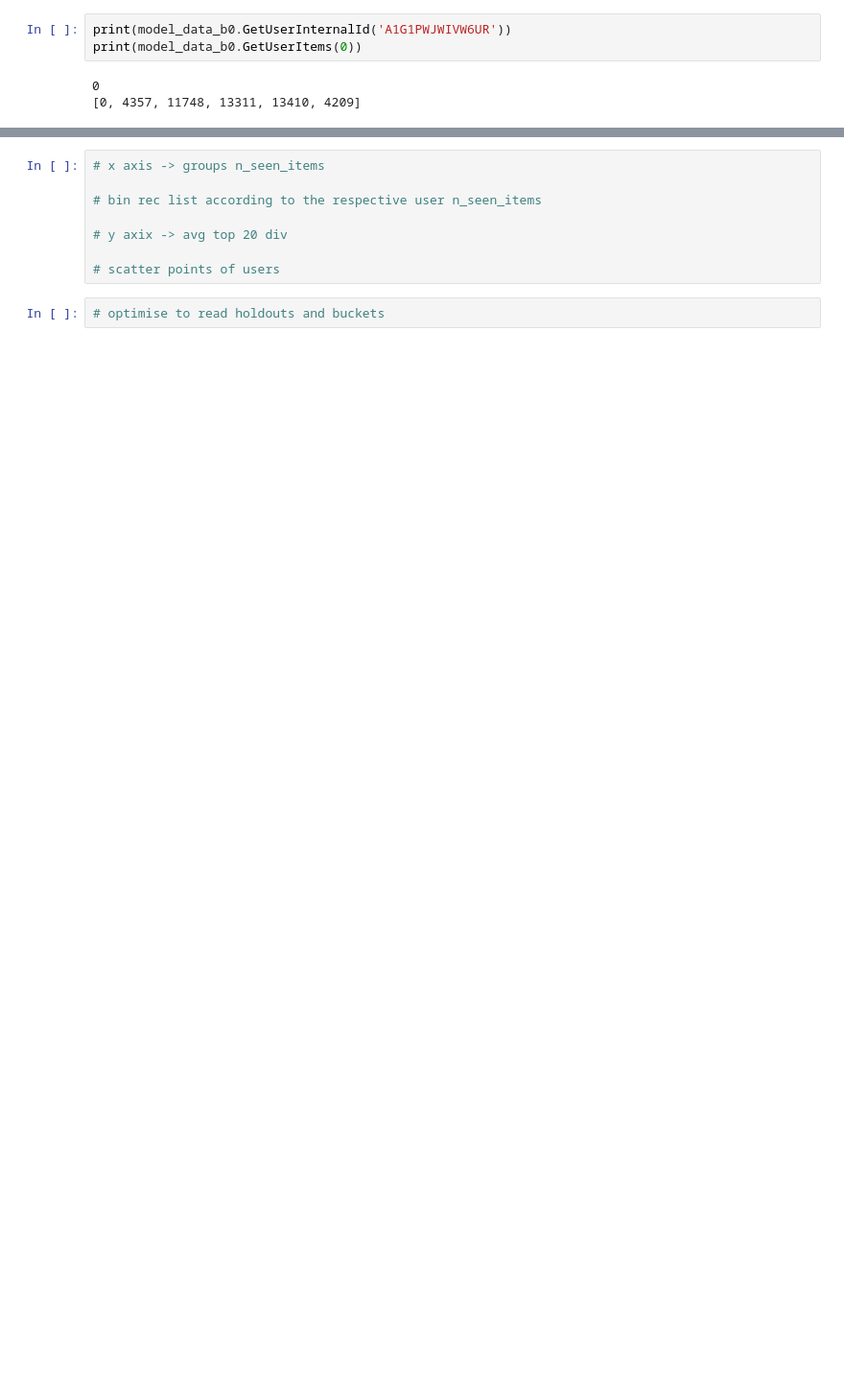
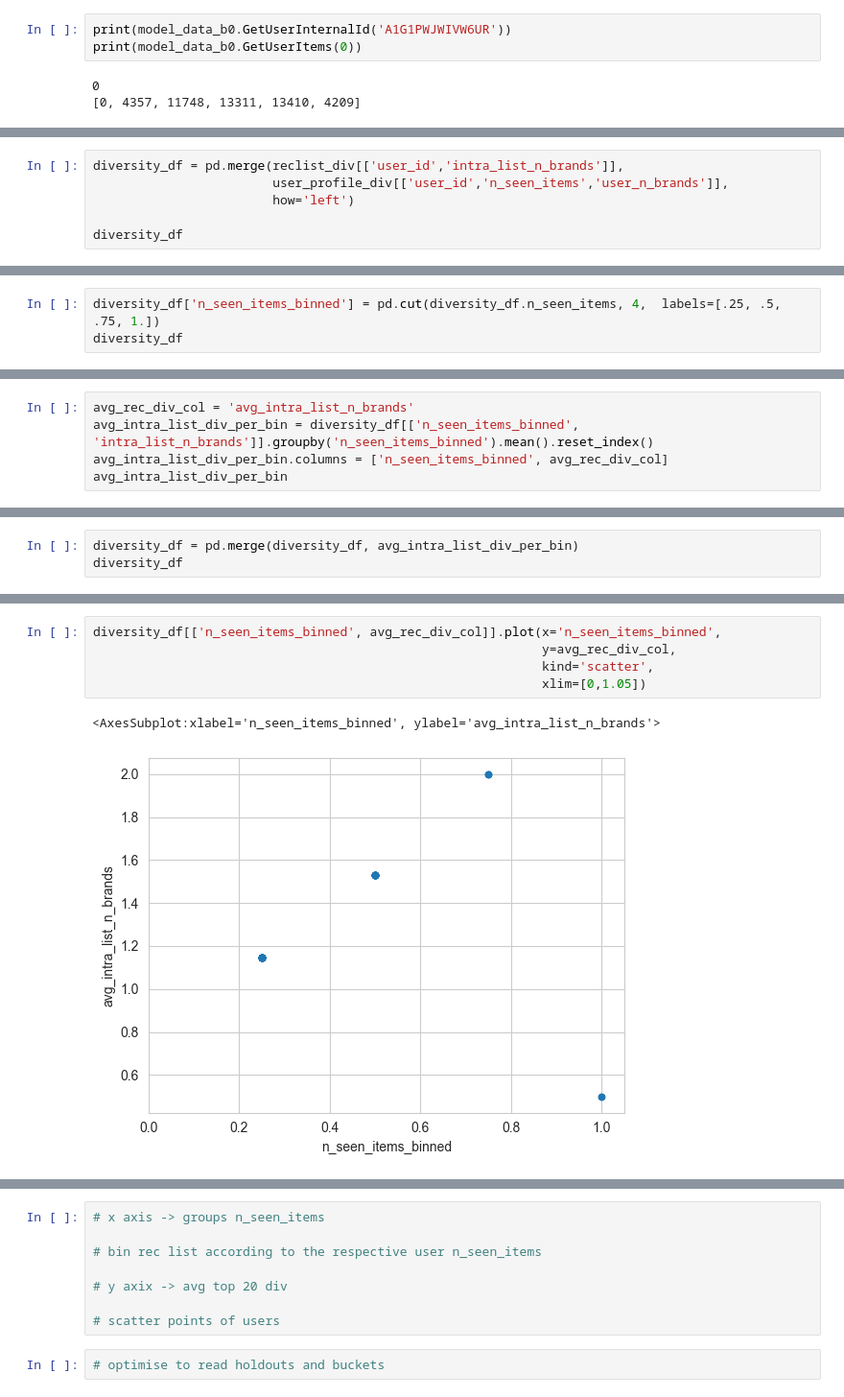
Before and after one commit to mariajoaolavoura/measuring_forgetting, a Jupyter notebook: notebooks/ADM - calculating diversity.ipynb, the cells around one changed output, grey strips where cells are left out. Shown: that part at 96% size. Drawn from its saved outputs; the diff is of its cells as text; blank space fills up the shorter version.

```diff
--- a/notebooks/ADM - calculating diversity.ipynb
+++ b/notebooks/ADM - calculating diversity.ipynb
@@ -286,0 +492,6 @@ for u in (model_data_b0.userlist[:3]):
+# %%
+diversity_df = pd.merge(reclist_div[['user_id','intra_list_n_brands']],
+                        user_profile_div[['user_id','n_seen_items','user_n_brands']],
+                        how='left')
+
+diversity_df
@@ -286,0 +512,3 @@ for u in (model_data_b0.userlist[:3]):
+# %%
+diversity_df['n_seen_items_binned'] = pd.cut(diversity_df.n_seen_items, 4,  labels=[.25, .5, .75, 1.])
+diversity_df
@@ -286,0 +529,5 @@ for u in (model_data_b0.userlist[:3]):
+# %%
+avg_rec_div_col = 'avg_intra_list_n_brands'
+avg_intra_list_div_per_bin = diversity_df[['n_seen_items_binned', 'intra_list_n_brands']].groupby('n_seen_items_binned').mean().reset_index()
+avg_intra_list_div_per_bin.columns = ['n_seen_items_binned', avg_rec_div_col]
+avg_intra_list_div_per_bin
@@ -286,0 +540,3 @@ for u in (model_data_b0.userlist[:3]):
+# %%
+diversity_df = pd.merge(diversity_df, avg_intra_list_div_per_bin)
+diversity_df
@@ -286,0 +557,8 @@ for u in (model_data_b0.userlist[:3]):
+# %%
+diversity_df[['n_seen_items_binned', avg_rec_div_col]].plot(x='n_seen_items_binned',
+                                                            y=avg_rec_div_col,
+                                                            kind='scatter',
+                                                            xlim=[0,1.05])
+# %% [output]
+<AxesSubplot:xlabel='n_seen_items_binned', ylabel='avg_intra_list_n_brands'>
+[figure, added]
```
Also changed, not shown: parts of 39 cells of this notebook.
